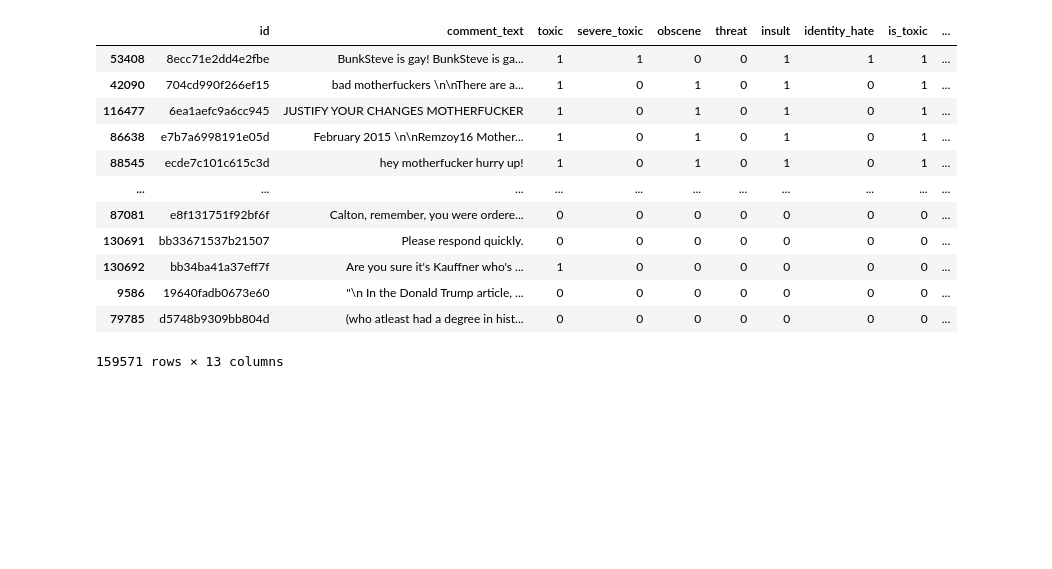
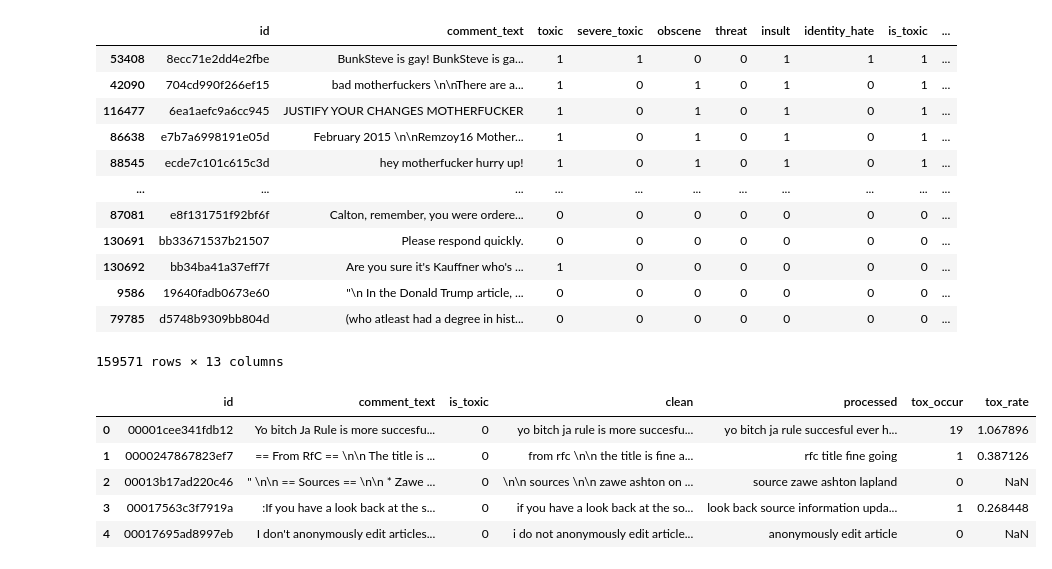
Before and after one commit to fhrzn/detoxification, a Jupyter notebook: notebooks/3.0-fhrzn-simple-classifier.ipynb, the cells around one changed output. Saved outputs shown, nothing was run; the diff lists cells and outputs as text; code cells hidden in the pictures; blank space fills up the shorter version.

Commit message:
add extracted test dataset

```diff
--- a/notebooks/3.0-fhrzn-simple-classifier.ipynb
+++ b/notebooks/3.0-fhrzn-simple-classifier.ipynb
@@ -165,6 +165,3 @@ toxvocab.sort_values(by='weight', ascending=False).head()
 # %%
 # prepare vocab for easier query
 toxvocab_dict = toxvocab.to_dict(orient='records')
-# %%
-stext = train.iloc[6, -1].split()
-stext
@@ -173,9 +167,0 @@ stext
-# %%
-weight = np.array([])
-for t in stext:
-    found = toxvocab[toxvocab['token'] == t]
-    if len(found) > 0:
-        # weight += found['weight']
-        weight = np.append(weight, found['weight'])
-
-np.mean(weight)
@@ -207,7 +183,7 @@ def toxic_weight_rate(text, vocab):
         if len(found) > 0:
             toxic_rate = np.append(toxic_rate, found['weight'])
 
-    return np.mean(toxic_rate)
+    return np.mean(toxic_rate) if len(toxic_rate) > 0 else 0
 # %%
 tqdm.pandas()
 train['tox_occur'] = train.processed.progress_apply(toxic_occurrence, args=(toxvocab, ))
@@ -244,3 +220,17 @@ train.sort_values(by=['tox_rate'], ascending=False)
 159571 rows × 13 columns
 # %%
 train.to_csv('../data/processed/trainset-feature-extracted.csv', index=None)
+# %%
+tqdm.pandas()
+test['clean'] = test.comment_text.progress_apply(clean_pipeline)
+test['processed'] = test.clean.progress_apply(preprocess_pipeline)
+test['tox_occur'] = test.processed.progress_apply(toxic_occurrence, args=(toxvocab, ))
+test['tox_rate'] = test.processed.progress_apply(toxic_weight_rate, args=(toxvocab, ))
+test.head()
+# %% [output]
+|  | id | comment_text | is_toxic | clean | processed | tox_occur | tox_rate |
+| 0 | 00001cee341fdb12 | Yo bitch Ja Rule is more succesfu... | 0 | yo bitch ja rule is more succesfu... | yo bitch ja rule succesful ever h... | 19 | 1.067896 |
+| 1 | 0000247867823ef7 | == From RfC == \n\n The title is ... | 0 | from rfc \n\n the title is fine a... | rfc title fine going | 1 | 0.387126 |
+| 2 | 00013b17ad220c46 | " \n\n == Sources == \n\n * Zawe ... | 0 | \n\n sources \n\n zawe ashton on ... | source zawe ashton lapland | 0 | NaN |
+| 3 | 00017563c3f7919a | :If you have a look back at the s... | 0 | if you have a look back at the so... | look back source information upda... | 1 | 0.268448 |
+| 4 | 00017695ad8997eb | I don't anonymously edit articles... | 0 | i do not anonymously edit article... | anonymously edit article | 0 | NaN |
```
Also changed, not shown: parts of 6 cells of this notebook.
